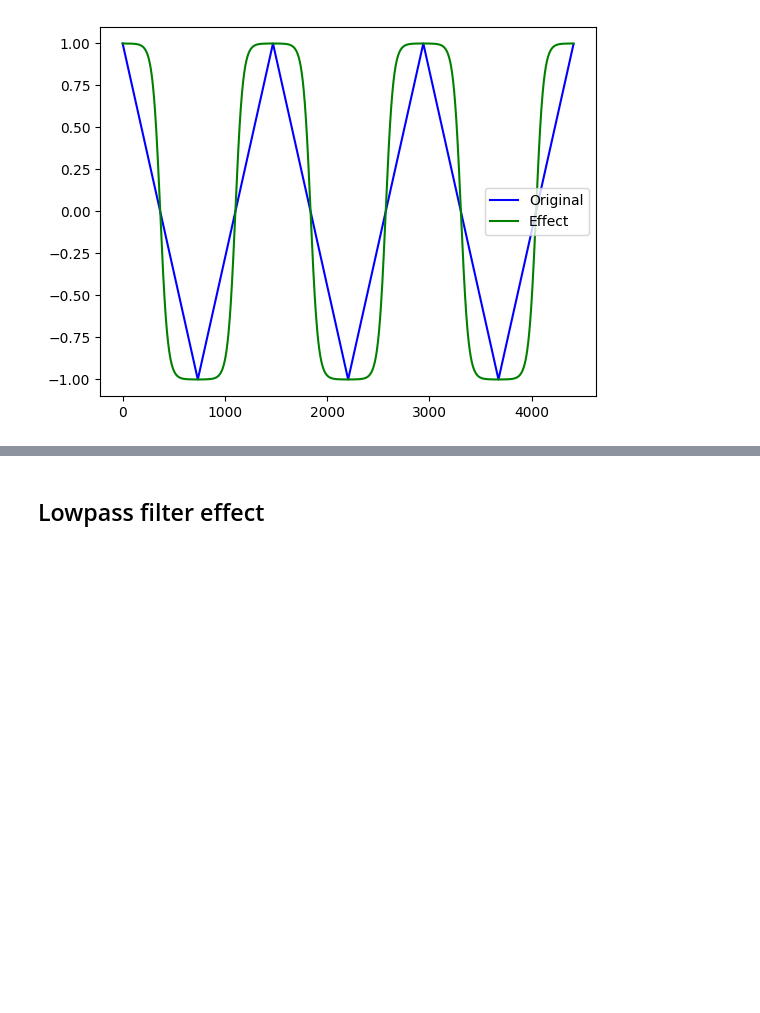
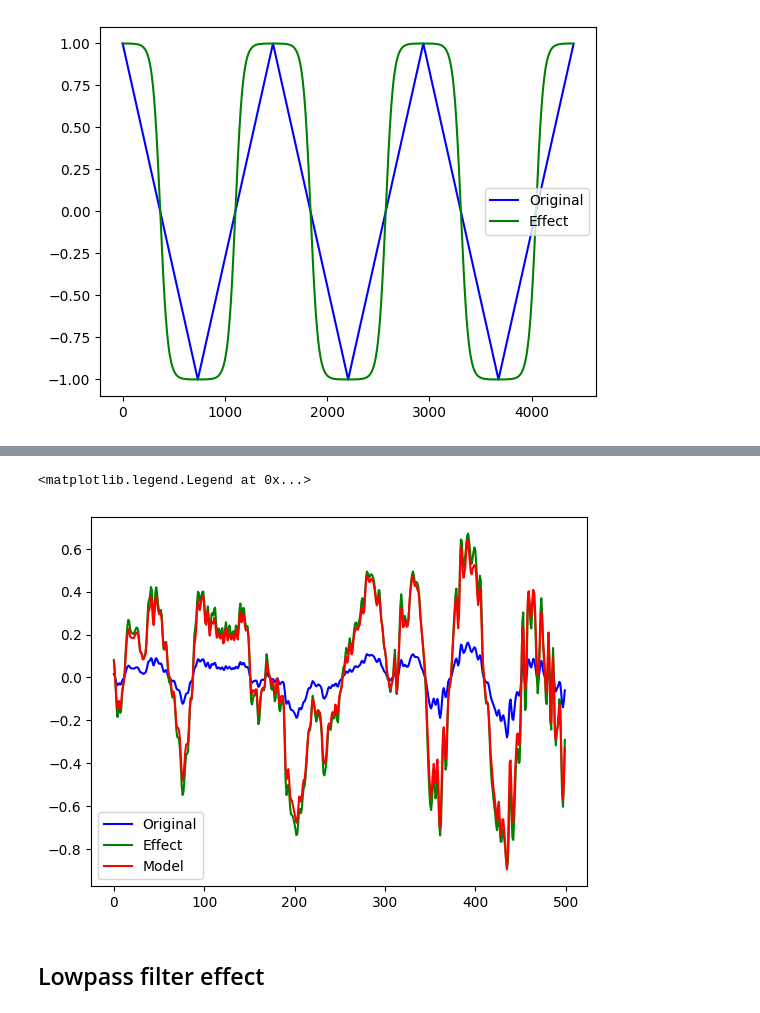
Before and after one commit to wyager/audiofx, a Jupyter notebook: audiofx.ipynb, the cells around one changed output, grey strips where cells are left out. Cells and saved outputs as stored; diff of their text form; code cells hidden in the pictures; blank space fills up the shorter version.

```diff
--- a/audiofx.ipynb
+++ b/audiofx.ipynb
@@ -495,8 +496,11 @@ Error max: 0.5576112270355225
 # %%
 plt.plot(listen_audio[:500],'b', label = 'Original')
 plt.plot(distort(listen_audio)[:500],'g', label = 'Effect')
-plt.plot(distort_processed_2[:500], 'r', label = 'Model')
+plt.plot(distort_processed[:500], 'r', label = 'Model')
 plt.legend()
+# %% [output]
+<matplotlib.legend.Legend at 0x...>
+[figure, added]
 # %% [markdown]
 ## Lowpass filter effect
 # %%
```
Also changed, not shown: parts of 26 cells of this notebook.
